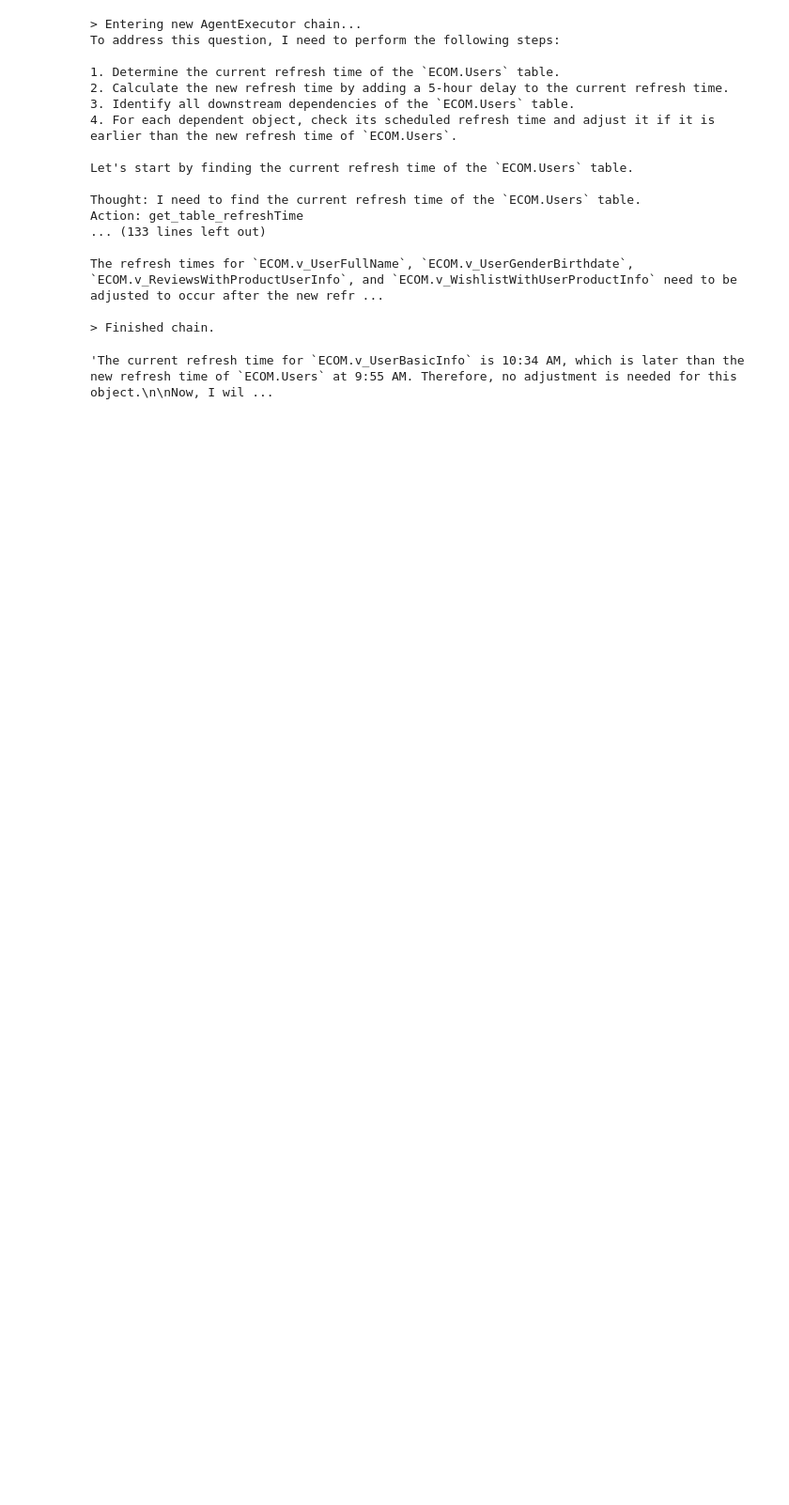
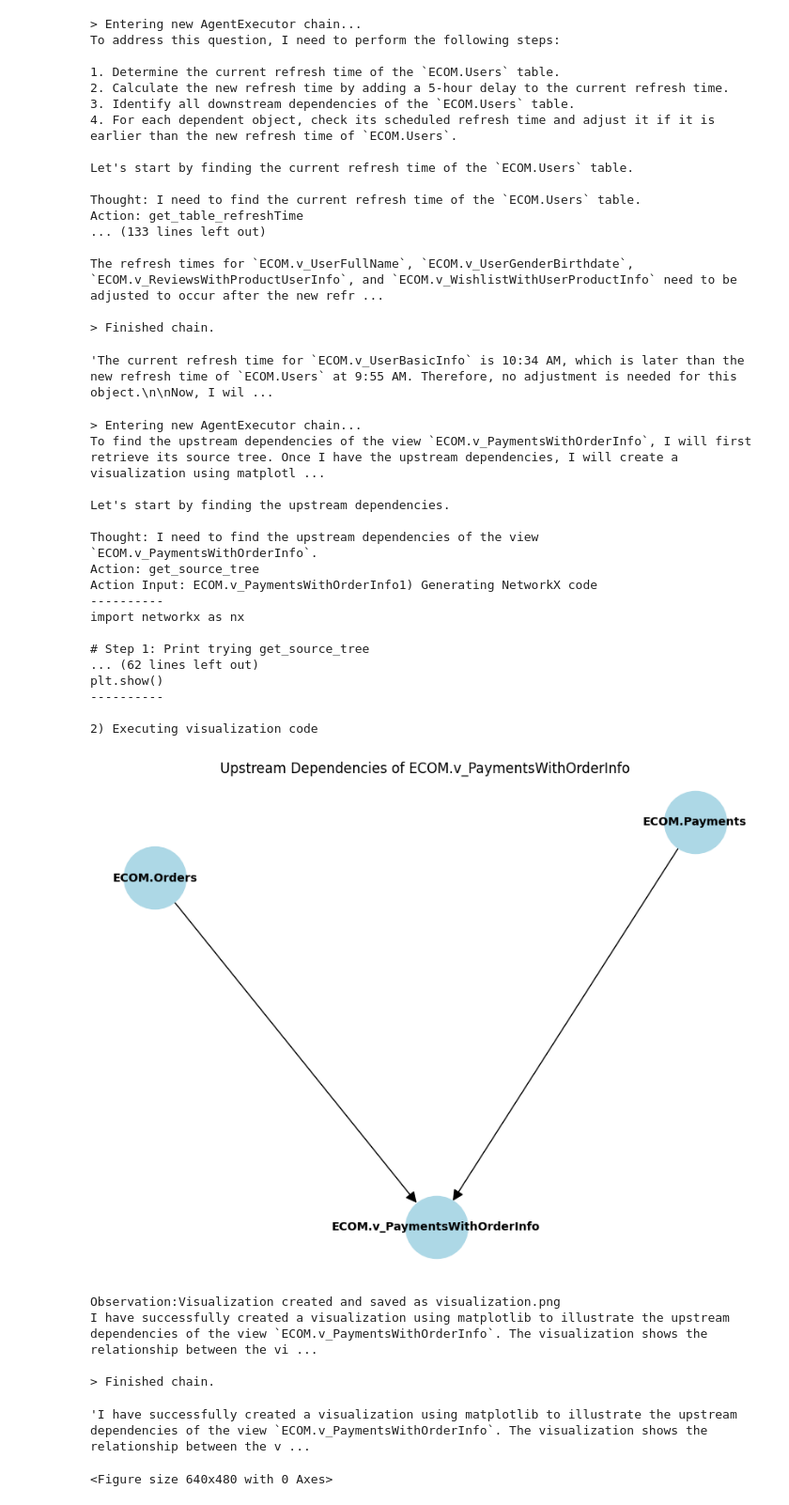
Before and after one commit to HrishikeshP-01/DEBy-Project, a Jupyter notebook: DEBy.ipynb, the cells around one changed output. Shown at 94% size. Saved outputs shown, nothing was run; the diff lists cells and outputs as text; code cells hidden in the pictures; blank space fills up the shorter version.

Commit message:
Added visualizations

```diff
--- a/DEBy.ipynb
+++ b/DEBy.ipynb
@@ -145,7 +148,7 @@ from langchain.embeddings.openai import OpenAIEmbeddings
 # Connect to the ArangoDB database
 # Configure your credentials here
 
-db = ArangoClient(hosts="https://9cc4f92f2a8b.arangodb.cloud:8529").db("DebyDB", username="root", password="", verify=True)
+db = ArangoClient(hosts="https://9cc4f92f2a8b.arangodb.cloud:8529").db("DebyDB", username="root", password="Enter Password", verify=True)
 
 print(db)
 # %% [output]
@@ -398,6 +405,6 @@ def text_to_nx_algorithm_to_text(query):
 # %%
-# Simple tool to query the AQL documents in my DB & get the refresh time metadata
-# Returns the scheduled time to refresh of a table
+# Simple tool to query the RefreshDetails Collection
+# Returns the scheduled refresh time of a table
 from pyArango.connection import *
 @tool
 def get_table_refreshTime(query):
@@ -405,7 +412,7 @@ def get_table_refreshTime(query):
   Tool to find the refresh time of a table
   """
 # Connect to ArangoDB
-  conn = Connection(arangoURL="https://9cc4f92f2a8b.arangodb.cloud:8529", username="root", password="")
+  conn = Connection(arangoURL="https://9cc4f92f2a8b.arangodb.cloud:8529", username="root", password="Enter password")
   db=conn["DebyDB"]
 
 # Define the collection you want to query
@@ -457,7 +572,7 @@ tools = [
     Tool(
         name='get_source_tree',
         func=get_source_tree,
-        description='Use this tool to find the sink tree of an SQL object like a table or view. This can also be used to find the upstream dependencies. Can be used to find the objects that provide data to the object mentioned by the user'
+        description='Use this tool to find the source tree of an SQL object like a table or view. This can also be used to find the upstream dependencies. Can be used to find the objects that provide data to the object mentioned by the user'
     ),
     Tool(
         name='who_am_i',
@@ -492,6 +607,26 @@ tools = [
         func=get_table_refreshTime,
         description="""To find the refresh time of a table
         """
+    ),
+    Tool(
+        name='text_to_nx_visualization',
+        func=text_to_nx_visualization,
+        description="""This tool is available to convert data into a visualization
+        """
+    ),
+    Tool(
+        name='create_refresh_table',
+        func=create_refresh_table,
+        description="""Use this tool only after calculating the refresh schedule and downstream dependencies.
+        This can be used to generate refresh schedule visualization of SQL objects like tables.
+        Do not use this tool for visualization of downstream dependencies
+        """
+    ),
+    Tool(
+        name='create_node_query',
+        func=create_node_query,
+        description="""This tool is available to generate code to create, read, update or delete nodes in the ArangoDB graph
+        """
     )
 ]
 # %% [markdown]
@@ -584,8 +719,8 @@ class CustomOutputParser(AgentOutputParser):
 
 
         # Parse out the action and action input
-        regex = r"Action: (.*?)[\n]*Action Input:[\s]*(.*)"
-        match = re.search(regex, llm_output, re.DOTALL)
+        regex = r"Action\s?:\s?(.*?)\nAction\s?Input\s?:\s?(.*)"
+        match = re.search(regex, llm_output, re.IGNORECASE | re.DOTALL)
 
         # If it can't parse the output it raises an error
         # You can add your own logic here to handle errors in a different way i.e. pass to a human, give a canned response
@@ -787,3 +919,31 @@ The refresh times for `ECOM.v_UserFullName`, `ECOM.v_UserGenderBirthdate`, `ECOM
 
 > Finished chain.
 'The current refresh time for `ECOM.v_UserBasicInfo` is 10:34 AM, which is later than the new refresh time of `ECOM.Users` at 9:55 AM. Therefore, no adjustment is needed for this object.\n\nNow, I wil ...
+# %%
+# Generate the visualization of upstream dependencies. Should generate a NetworkX graph
+agent_executor.run("Find the upsteam dependencies of ECOM.v_PaymentsWithOrderInfo and using that information create visualization using matplotlib")
+# %% [output]
+> Entering new AgentExecutor chain...
+To find the upstream dependencies of the view `ECOM.v_PaymentsWithOrderInfo`, I will first retrieve its source tree. Once I have the upstream dependencies, I will create a visualization using matplotl ...
+
+Let's start by finding the upstream dependencies.
+
+Thought: I need to find the upstream dependencies of the view `ECOM.v_PaymentsWithOrderInfo`.
+Action: get_source_tree
+Action Input: ECOM.v_PaymentsWithOrderInfo1) Generating NetworkX code
+----------
+import networkx as nx
+
+# Step 1: Print trying get_source_tree
+... (62 lines left out)
+plt.show()
+----------
+
+2) Executing visualization code
+[figure, added]
+Observation:Visualization created and saved as visualization.png
+I have successfully created a visualization using matplotlib to illustrate the upstream dependencies of the view `ECOM.v_PaymentsWithOrderInfo`. The visualization shows the relationship between the vi ...
+
+> Finished chain.
+'I have successfully created a visualization using matplotlib to illustrate the upstream dependencies of the view `ECOM.v_PaymentsWithOrderInfo`. The visualization shows the relationship between the v ...
+<Figure size 640x480 with 0 Axes>
```
Also changed, not shown: parts of 21 cells of this notebook.
